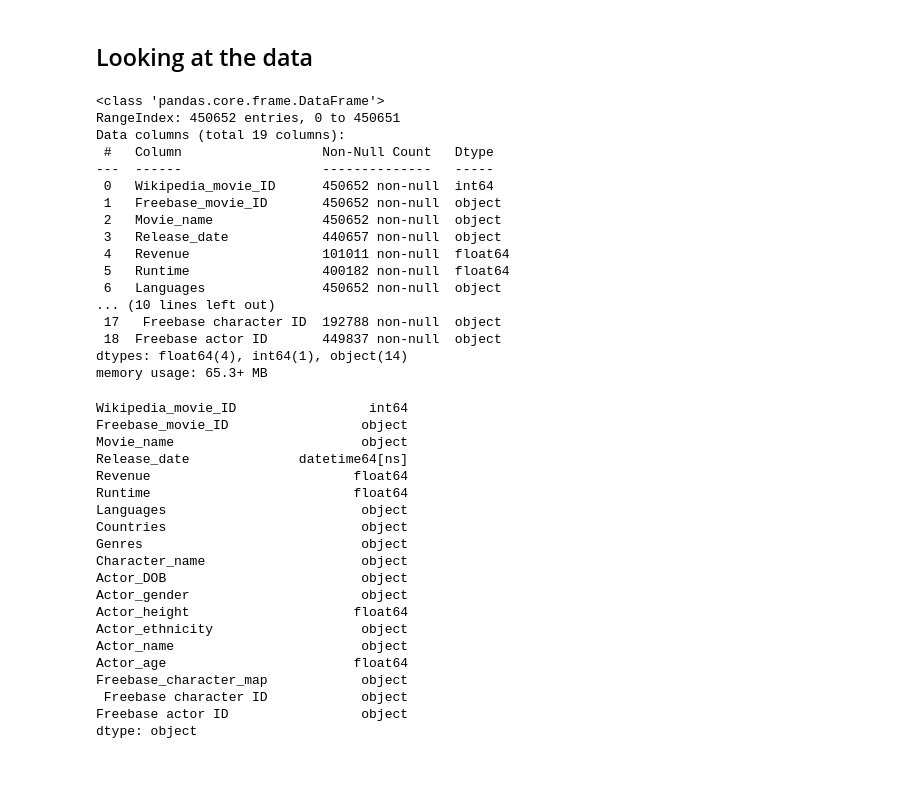
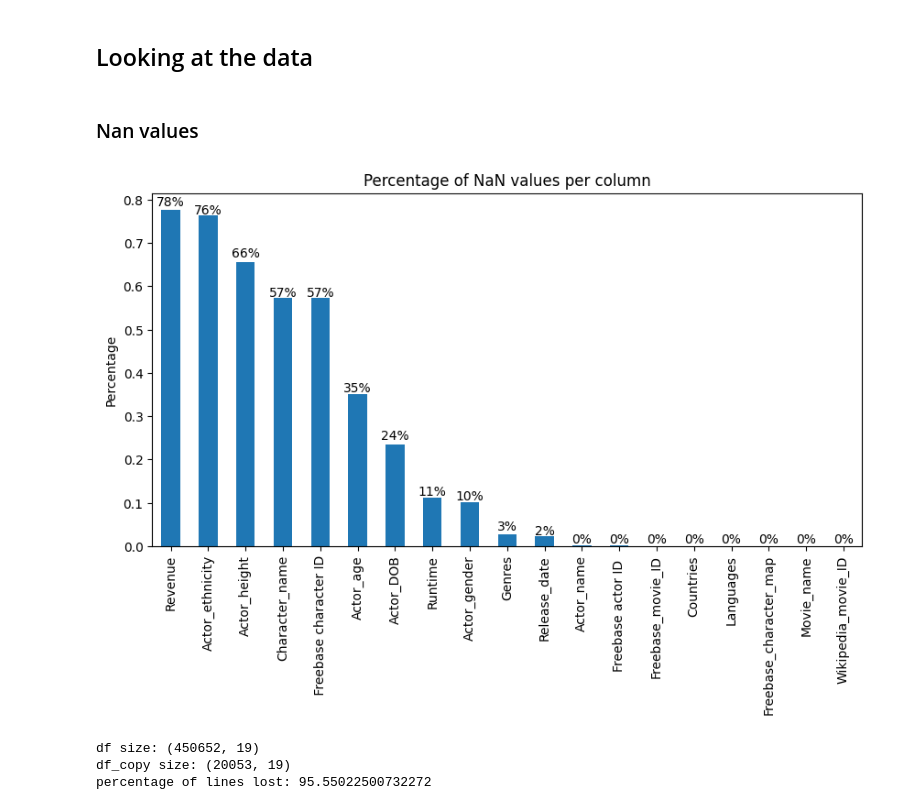
Before and after one commit to epfl-ada/ada-2024-project-dondata2025, a Jupyter notebook: pauline_preprocess.ipynb, the cells around one changed output. Cells and saved outputs as stored; diff of their text form; code cells hidden in the pictures; blank space fills up the shorter version.

Commit message:
Data exploratory / preprocessing with julien !

```diff
--- a/pauline_preprocess.ipynb
+++ b/pauline_preprocess.ipynb
@@ -148,45 +153,4 @@ df.head()
 # %% [markdown]
 ## Looking at the data
-# %%
-df.info()
-# %% [output]
-<class 'pandas.core.frame.DataFrame'>
-RangeIndex: 450652 entries, 0 to 450651
-Data columns (total 19 columns):
- #   Column                  Non-Null Count   Dtype
----  ------                  --------------   -----
- 0   Wikipedia_movie_ID      450652 non-null  int64
- 1   Freebase_movie_ID       450652 non-null  object
- 2   Movie_name              450652 non-null  object
- 3   Release_date            440657 non-null  object
- 4   Revenue                 101011 non-null  float64
- 5   Runtime                 400182 non-null  float64
- 6   Languages               450652 non-null  object
-... (10 lines left out)
- 17   Freebase character ID  192788 non-null  object
- 18  Freebase actor ID       449837 non-null  object
-dtypes: float64(4), int64(1), object(14)
-memory usage: 65.3+ MB
-# %%
-df.dtypes
-# %% [output]
-Wikipedia_movie_ID                 int64
-Freebase_movie_ID                 object
-Movie_name                        object
-Release_date              datetime64[ns]
-Revenue                          float64
-Runtime                          float64
-Languages                         object
-Countries                         object
-Genres                            object
-Character_name                    object
-Actor_DOB                         object
-Actor_gender                      object
-Actor_height                     float64
-Actor_ethnicity                   object
-Actor_name                        object
-Actor_age                        float64
-Freebase_character_map            object
- Freebase character ID            object
-Freebase actor ID                 object
-dtype: object
+# %% [markdown]
+### Nan values
@@ -192,0 +159,26 @@ dtype: object
+# %%
+# Plot the percentage of NaN values in % per column, noting the percentage at the top of each bar
+
+plt.figure(figsize=(10, 5))
+
+df.isnull().mean().sort_values(ascending=False).plot(kind='bar')
+plt.title('Percentage of NaN values per column')
+plt.ylabel('Percentage')
+for i, val in enumerate(df.isnull().mean().sort_values(ascending=False).round(2)):
+    plt.text(i, val, f'{val*100:.0f}%', ha='center', va='bottom')
+
+plt.show()
+# %% [output]
+[figure, added]
+# %%
+# Make a copy of df, and drop the lines of the copy with nan values. Compare the number of lines in df and in the copy
+df_copy = df.dropna()
+print("df size:", df.shape)
+print("df_copy size:", df_copy.shape)
+
+#print the percentage of lines lost
+print("percentage of lines lost:", (df.shape[0] - df_copy.shape[0]) / df.shape[0] * 100)
+# %% [output]
+df size: (450652, 19)
+df_copy size: (20053, 19)
+percentage of lines lost: 95.55022500732272
```
Also changed, not shown: parts of 21 cells of this notebook, 1 other file.
